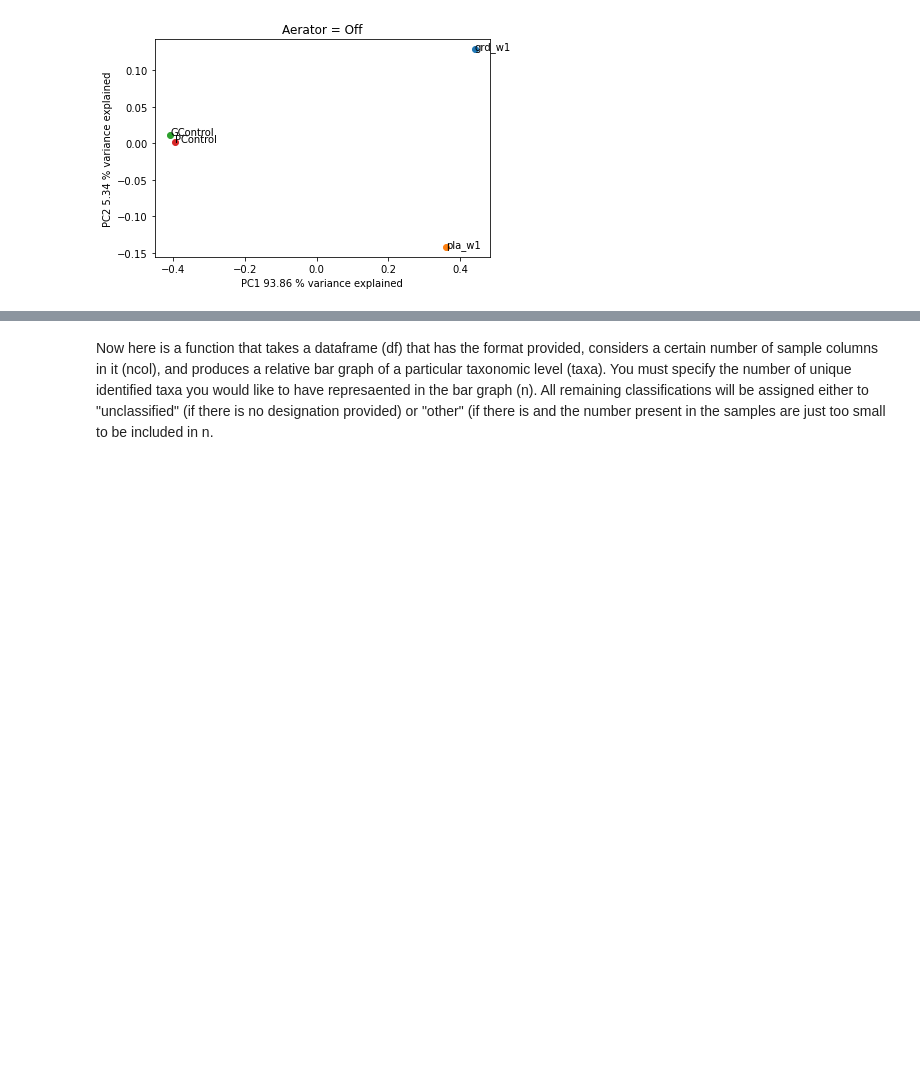
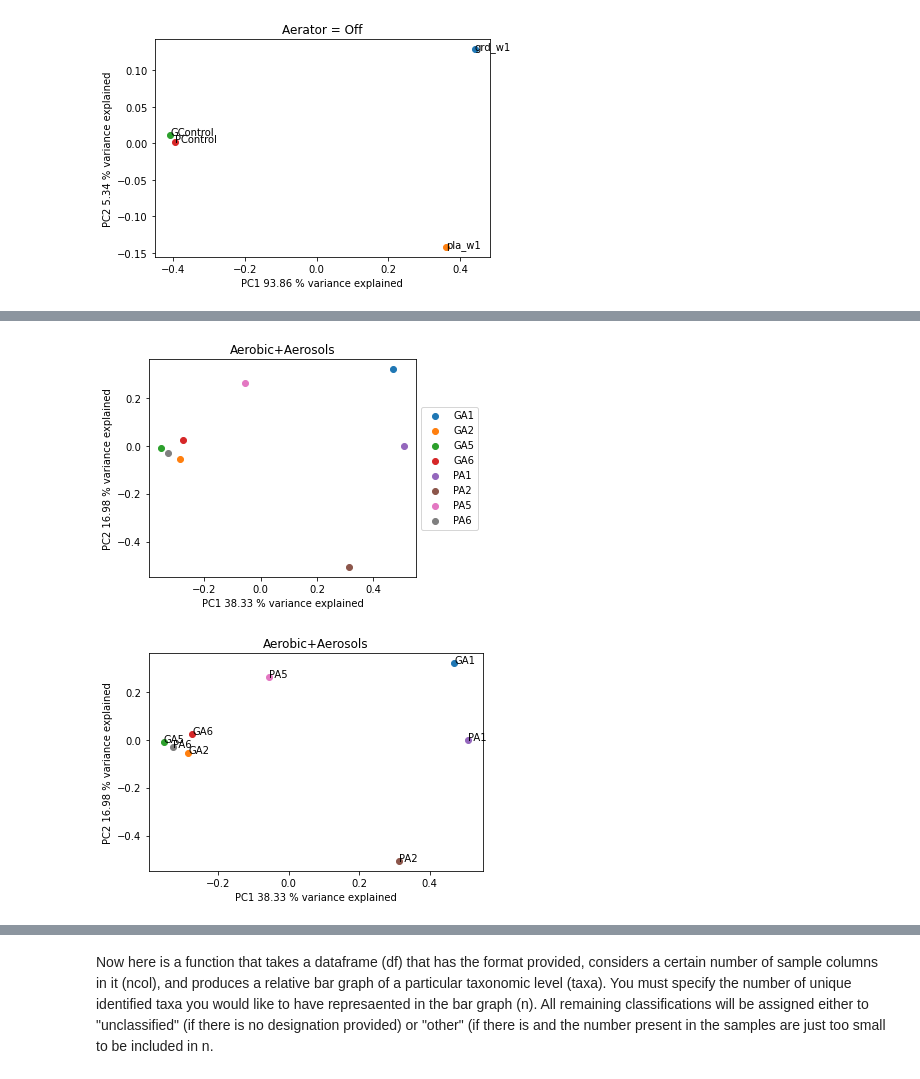
Before and after one commit to astrophysically/some_bio_plots, a Jupyter notebook: Bio_Anal_NEW.ipynb, the cells around one changed output, grey strips where cells are left out. Drawn from its saved outputs; the diff is of its cells as text; code cells hidden in the pictures; blank space fills up the shorter version.

```diff
--- a/Bio_Anal_NEW.ipynb
+++ b/Bio_Anal_NEW.ipynb
@@ -560,0 +609,6 @@ plot_pcoa(df,
+# %%
+plot_pcoa(df,['GA1','GA2','GA5','GA6','PA1','PA2','PA5','PA6'],'Aerobic+Aerosols')
+plot_pcoa_lab(df,['GA1','GA2','GA5','GA6','PA1','PA2','PA5','PA6'],'Aerobic+Aerosols')
+# %% [output]
+[figure, added]
+[figure, added]
```
Also changed, not shown: parts of 30 cells of this notebook.
